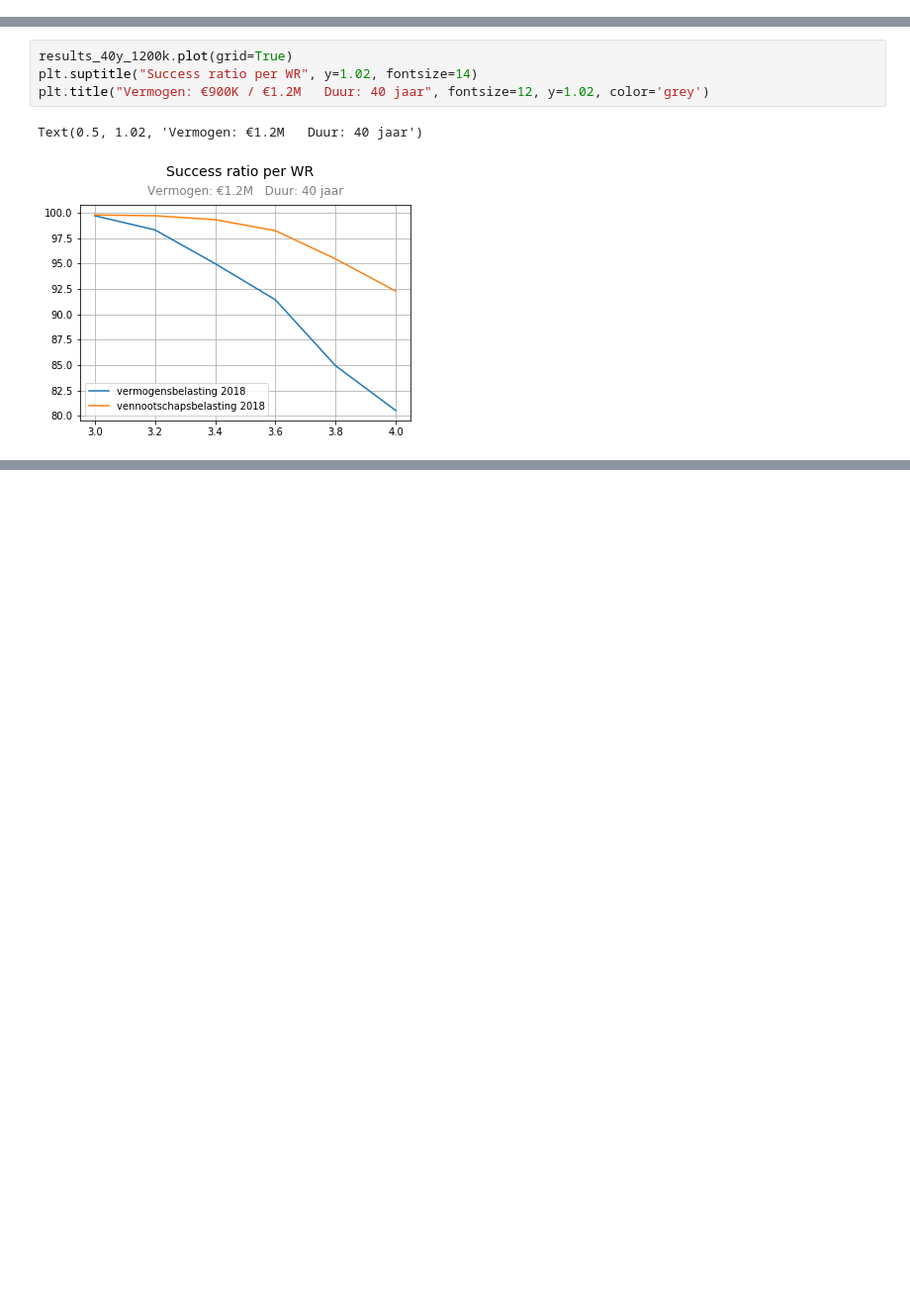
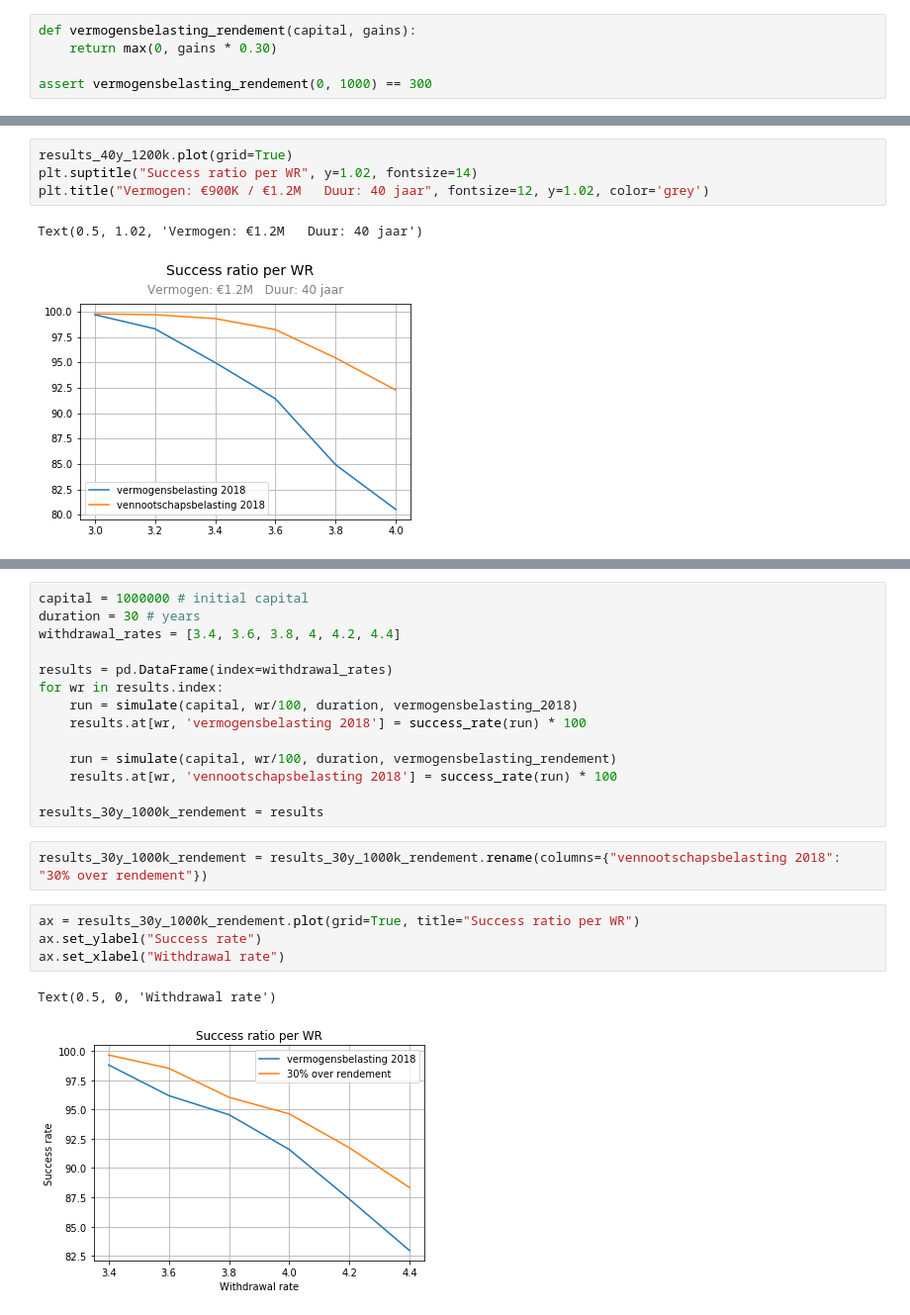
Before and after one commit to dannyvankooten/pd-belastingdruk, a Jupyter notebook: SWR per belastingstelsel.ipynb, the cells around one changed output, grey strips where cells are left out. Shown at 99% size. Cells and saved outputs as stored; diff of their text form; blank space fills up the shorter version.

Commit message:
add tax rules for belasting op daadwerkelijk rendement

```diff
--- a/SWR per belastingstelsel.ipynb
+++ b/SWR per belastingstelsel.ipynb
@@ -96,6 +96,11 @@ def vermogensbelasting_2018(capital, gains=0):
 assert vermogensbelasting_2018(0) == 0
 assert vermogensbelasting_2018(130000) == 807
 assert vermogensbelasting_2018(1255000) == 16189
+# %%
+def vermogensbelasting_rendement(capital, gains):
+    return max(0, gains * 0.30)
+
+assert vermogensbelasting_rendement(0, 1000) == 300
 # %%
 def vennootschapsbelasting(capital, gains):
     schijf_1 = min(200000, gains)
@@ -228,0 +256,23 @@ Text(0.5, 1.02, 'Vermogen: €1.2M   Duur: 40 jaar')
+# %%
+capital = 1000000 # initial capital
+duration = 30 # years
+withdrawal_rates = [3.4, 3.6, 3.8, 4, 4.2, 4.4]
+
+results = pd.DataFrame(index=withdrawal_rates)
+for wr in results.index:
+    run = simulate(capital, wr/100, duration, vermogensbelasting_2018)
+    results.at[wr, 'vermogensbelasting 2018'] = success_rate(run) * 100
+
+    run = simulate(capital, wr/100, duration, vermogensbelasting_rendement)
+    results.at[wr, 'vennootschapsbelasting 2018'] = success_rate(run) * 100
+
+results_30y_1000k_rendement = results
+# %%
+results_30y_1000k_rendement = results_30y_1000k_rendement.rename(columns={"vennootschapsbelasting 2018": "30% over rendement"})
+# %%
+ax = results_30y_1000k_rendement.plot(grid=True, title="Success ratio per WR")
+ax.set_ylabel("Success rate")
+ax.set_xlabel("Withdrawal rate")
+# %% [output]
+Text(0.5, 0, 'Withdrawal rate')
+[figure, added]
```
Also changed, not shown: parts of 5 cells of this notebook.
